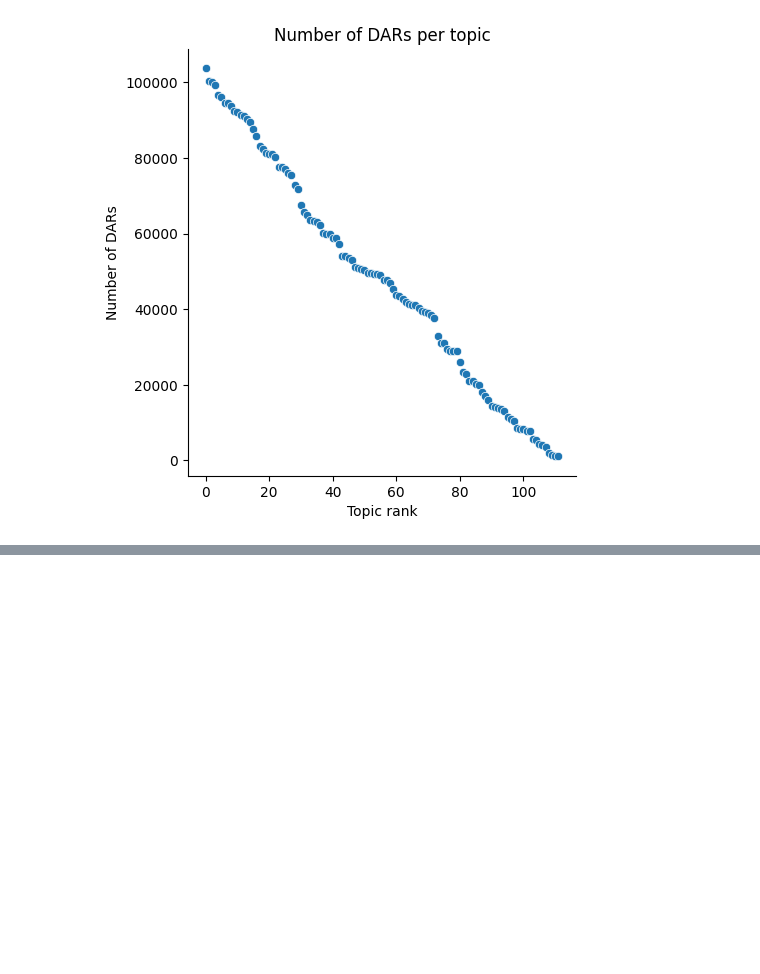
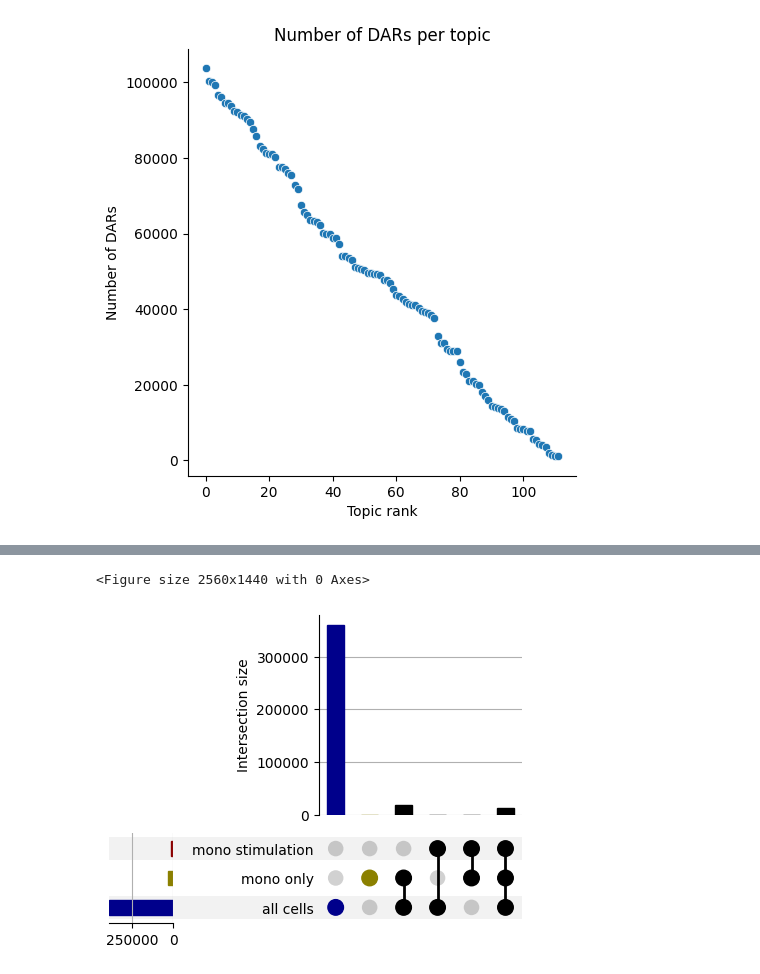
Before and after one commit to molgenis/wijst_multiome, a Jupyter notebook: cre_detection/dar_identification/mo_extract_dar_outputs.ipynb, the cells around one changed output, grey strips where cells are left out. Cells and saved outputs as stored; diff of their text form; code cells hidden in the pictures; blank space fills up the shorter version.

Commit message:
- show the actual upset plot now

```diff
--- a/cre_detection/dar_identification/mo_extract_dar_outputs.ipynb
+++ b/cre_detection/dar_identification/mo_extract_dar_outputs.ipynb
@@ -268,3 +277,25 @@ for mono_only_bed in mono_only_files:
 mono_only_dars = pd.concat(mono_only_beds.values(), ignore_index=True)
 # but remove the all_topic one
 mono_only_dars = mono_only_dars[mono_only_dars['Contrast'] != 'all_dars']
+# %%
+# get the data to make the upset plot
+dars_overlaps = from_contents({'all cells' : dars_table['region'].unique(), 'mono only' : mono_only_dars['region'].unique(), 'mono stimulation' : stim_unstim_dars['region'].unique()})
+# then make the plot
+dars_upset = UpSet(dars_overlaps, subset_size="count")
+# get the groups colours
+groups_colours = {'all cells' : 'darkblue', 'mono only' : '#8B8000', 'mono stimulation' : 'darkred'}
+# and which are present
+groups_present = list(groups_colours.keys())
+# add colour for each group
+for group in groups_present:
+    # for the singleton bars that are vertical
+    dars_upset.style_subsets(present = [group], absent = [x for x in groups_present if x not in set([group])], facecolor = groups_colours[group])
+    # and the bottom left ones
+    dars_upset.style_categories([group], bar_facecolor=groups_colours[group])
+# set size
+figure(figsize=(16, 9), dpi=160)
+# show plot
+ax_dict = dars_upset.plot()
+# %% [output]
+<Figure size 2560x1440 with 0 Axes>
+[figure, added]
```
Also changed, not shown: parts of 2 cells of this notebook.
